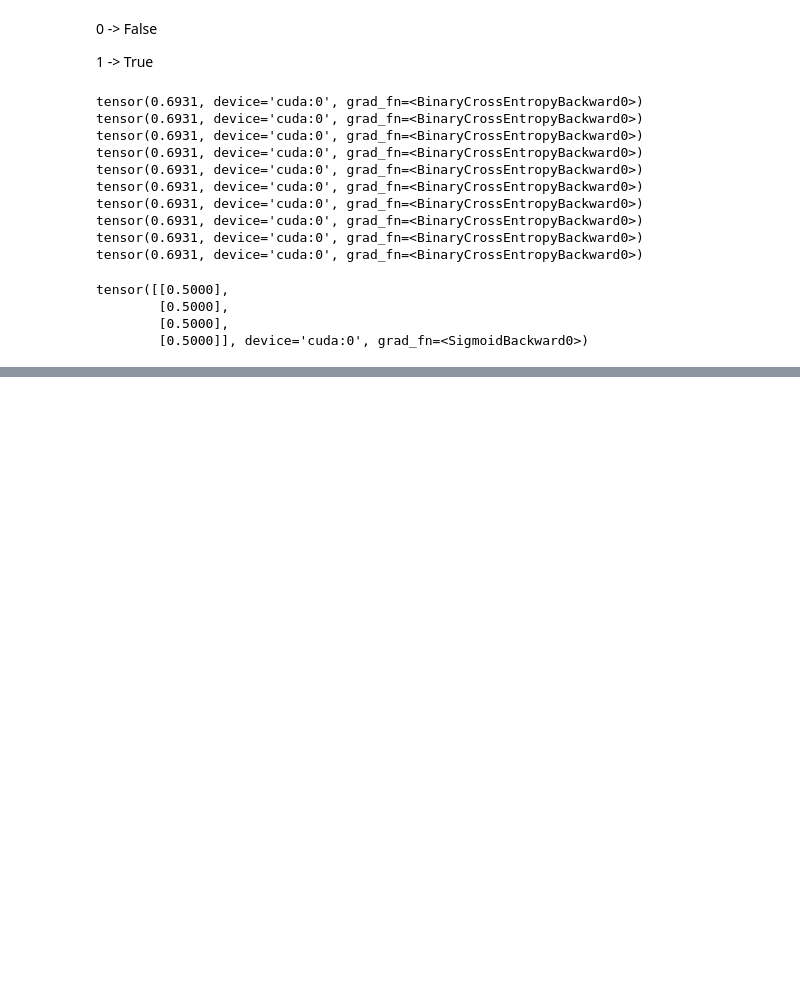
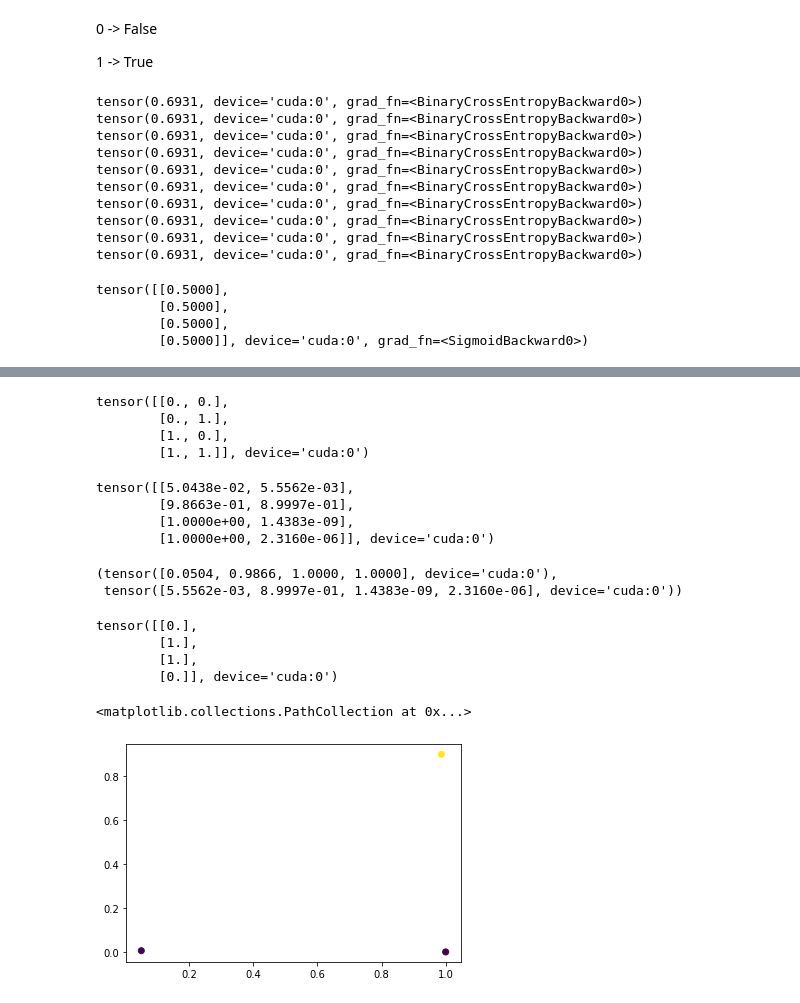
Before and after one commit to indra622/AIAcademy_SpeechRecognition, a Jupyter notebook: 2_1_basic_MLP_model.ipynb, the cells around one changed output, grey strips where cells are left out. Drawn from its saved outputs; the diff is of its cells as text; code cells hidden in the pictures; blank space fills up the shorter version.

```diff
--- a/2_1_basic_MLP_model.ipynb
+++ b/2_1_basic_MLP_model.ipynb
@@ -131,0 +212,6 @@ tensor([[0.5000],
+# %%
+activation = {}
+def get_activation(name):
+    def hook(model, input, output):
+        activation[name] = output.detach()
+    return hook
@@ -131,0 +226,34 @@ tensor([[0.5000],
+# %%
+X
+# %% [output]
+tensor([[0., 0.],
+        [0., 1.],
+        [1., 0.],
+        [1., 1.]], device='cuda:0')
+# %%
+x1 = activation['layer1'][:,0]
+x2 = activation['layer1'][:,1]
+# %%
+activation['layer1']
+# %% [output]
+tensor([[5.0438e-02, 5.5562e-03],
+        [9.8663e-01, 8.9997e-01],
+        [1.0000e+00, 1.4383e-09],
+        [1.0000e+00, 2.3160e-06]], device='cuda:0')
+# %%
+x1,x2
+# %% [output]
+(tensor([0.0504, 0.9866, 1.0000, 1.0000], device='cuda:0'),
+ tensor([5.5562e-03, 8.9997e-01, 1.4383e-09, 2.3160e-06], device='cuda:0'))
+# %%
+Y
+# %% [output]
+tensor([[0.],
+        [1.],
+        [1.],
+        [0.]], device='cuda:0')
+# %%
+plt.scatter(x1.cpu(),x2.cpu(),c=Y.cpu())
+# %% [output]
+<matplotlib.collections.PathCollection at 0x...>
+[figure, added]
```
Also changed, not shown: parts of 13 cells of this notebook.
